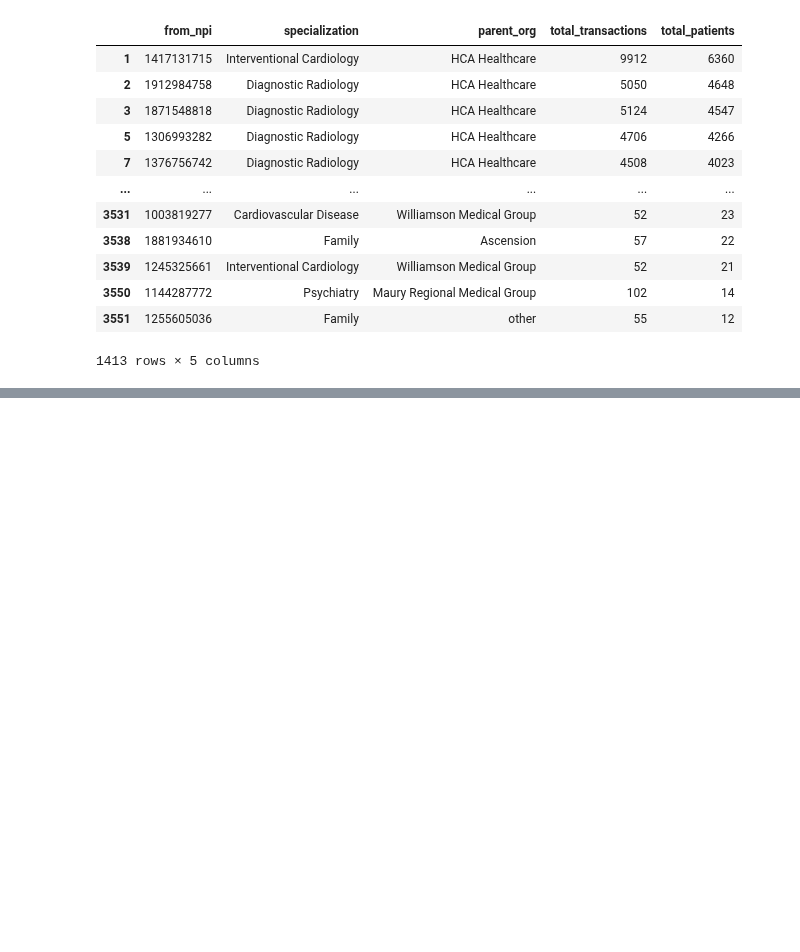
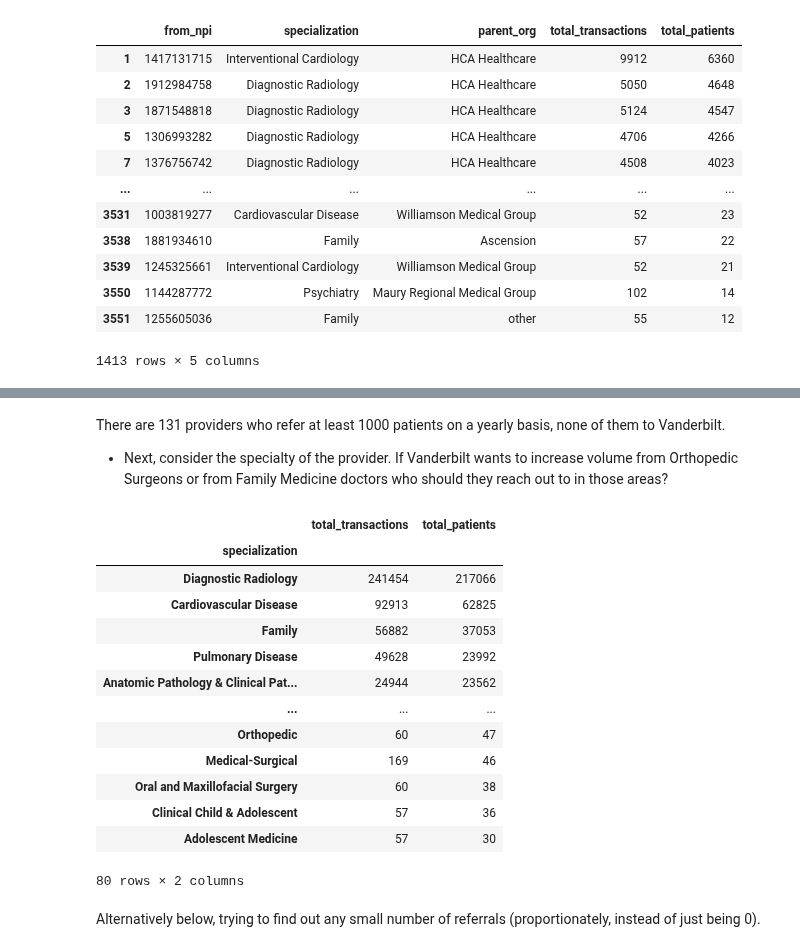
Before and after one commit to tomoumer/hop_team-the-hindenburgs, a Jupyter notebook: notebooks/data_exploration.ipynb, the cells around one changed output, grey strips where cells are left out. Drawn from its saved outputs; the diff is of its cells as text; code cells hidden in the pictures; blank space fills up the shorter version.

```diff
--- a/notebooks/data_exploration.ipynb
+++ b/notebooks/data_exploration.ipynb
@@ -368,3 +418,37 @@ providers_to_major.loc[~providers_to_major['from_npi'].isin(providers_to_major.l
+# %% [markdown]
+There are 131 providers who refer at least 1000 patients on a yearly basis, none of them to Vanderbilt.
+
+- Next, consider the specialty of the provider. If Vanderbilt wants to increase volume from Orthopedic Surgeons or from Family Medicine doctors who should they reach out to in those areas?
+# %%
+(
+    providers_to_major
+    .loc[~providers_to_major['from_npi']
+            .isin(providers_to_major
+                .loc[providers_to_major['parent_org'] == 'Vanderbilt']
+                ['from_npi']
+                .unique())]
+    .groupby('specialization')
+    [['total_transactions', 'total_patients']]
+    .sum()
+    .sort_values(by='total_patients', ascending=False)
+)
+# %% [output]
+|  | total_transactions | total_patients |
+| specialization |  |  |
+| Diagnostic Radiology | 241454 | 217066 |
+| Cardiovascular Disease | 92913 | 62825 |
+| Family | 56882 | 37053 |
+| Pulmonary Disease | 49628 | 23992 |
+| Anatomic Pathology & Clinical Pat... | 24944 | 23562 |
+| ... | ... | ... |
+| Orthopedic | 60 | 47 |
+| Medical-Surgical | 169 | 46 |
+| Oral and Maxillofacial Surgery | 60 | 38 |
+| Clinical Child & Adolescent | 57 | 36 |
+| Adolescent Medicine | 57 | 30 |
+80 rows × 2 columns
+# %% [markdown]
+Alternatively below, trying to find out any small number of referrals (proportionately, instead of just being 0).
 # %%
 providers_to_major.groupby(['from_npi', 'specialization', 'parent_org'])['total_patients'].sum().reset_index().pivot_table(values='total_patients', index=['from_npi','specialization'], columns='parent_org')
 # %% [output]
```
Also changed, not shown: parts of 6 cells of this notebook.
